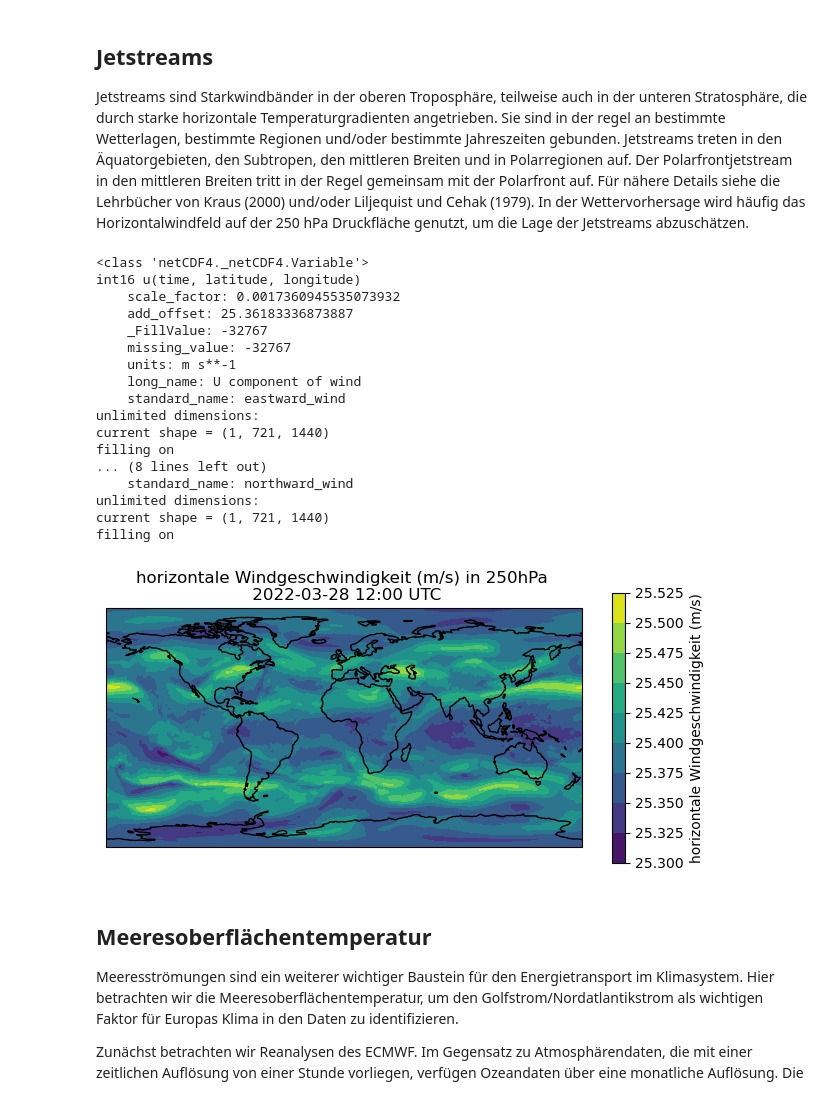
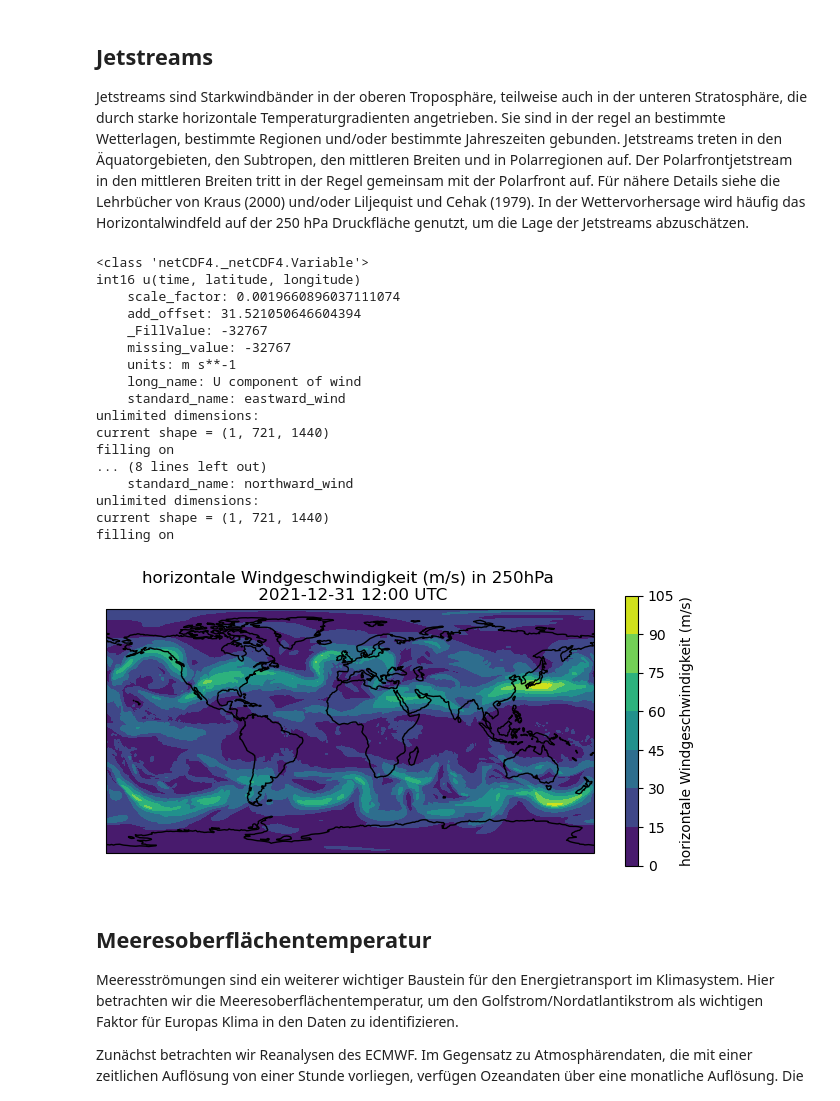
Before and after one commit to FKann/MET-ALG_ComputerUebungen, a Jupyter notebook: METALG_Ex4_Energietransport.ipynb, the cells around one changed output. Drawn from its saved outputs; the diff is of its cells as text; code cells hidden in the pictures.

```diff
--- a/METALG_Ex4_Energietransport.ipynb
+++ b/METALG_Ex4_Energietransport.ipynb
@@ -14,15 +14,15 @@ import cartopy.crs as ccrs
 Jetstreams sind Starkwindbänder in der oberen Troposphäre, teilweise auch in der unteren Stratosphäre, die durch starke horizontale Temperaturgradienten angetrieben. Sie sind in der regel an bestimmte Wetterlagen, bestimmte Regionen und/oder bestimmte Jahreszeiten gebunden. Jetstreams treten in den Äquatorgebieten, den Subtropen, den mittleren Breiten und in Polarregionen auf. Der Polarfrontjetstream in den mittleren Breiten tritt in der Regel gemeinsam mit der Polarfront auf. Für nähere Details siehe die Lehrbücher von Kraus (2000) und/oder Liljequist und Cehak (1979). In der Wettervorhersage wird häufig das Horizontalwindfeld auf der 250 hPa Druckfläche genutzt, um die Lage der Jetstreams abzuschätzen.
 # %%
 #Laden des Reanalysedatensatzes
-ds = nc.Dataset("horizontal_wind_vector_components_2018-03-28_12UTC_250hpa.nc")
+ds = nc.Dataset("horizontal_wind_vector_components-2021-12-31__12UTC_250hpa.nc")
 #Ausschreben der Kopfzeilen der beiden Variablen
 print(ds["u"])
 print(ds["v"])
 # %% [output]
 <class 'netCDF4._netCDF4.Variable'>
 int16 u(time, latitude, longitude)
-    scale_factor: 0.0017360945535073932
-    add_offset: 25.36183336873887
+    scale_factor: 0.0019660896037111074
+    add_offset: 31.521050646604394
     _FillValue: -32767
     missing_value: -32767
     units: m s**-1
@@ -51,18 +48,18 @@ horizontal_wind_speed = np.sqrt(u**2+v**2)
 # %%
 #Erstellen eines Gitternetzes zur Darstellung der Resultate
 lons, lats = np.meshgrid(lon, lat)
 #Vorbereiten des Plots und hinzufügen der Küstenlinien
 ax = plt.axes(projection=ccrs.PlateCarree())
 ax.coastlines()
 #eigentliche Plot
 cm = ax.contourf(lons,lats,horizontal_wind_speed[0,:,:])
 #Hinzufügen von Farbskala und Titel
 cbar = plt.colorbar(cm, shrink=0.6)
 cbar.ax.set_ylabel("horizontale Windgeschwindigkeit (m/s)")
-ax.set_title("horizontale Windgeschwindigkeit (m/s) in 250hPa \n 2022-03-28 12:00 UTC")
+ax.set_title("horizontale Windgeschwindigkeit (m/s) in 250hPa \n 2021-12-31 12:00 UTC")
 plt.tight_layout()
 # %% [output]
-[figure, old version]
+[figure, new version]
 # %% [markdown]
 ## Meeresoberflächentemperatur
 
```
Also changed, not shown: parts of 1 cell of this notebook, 1 other file.
